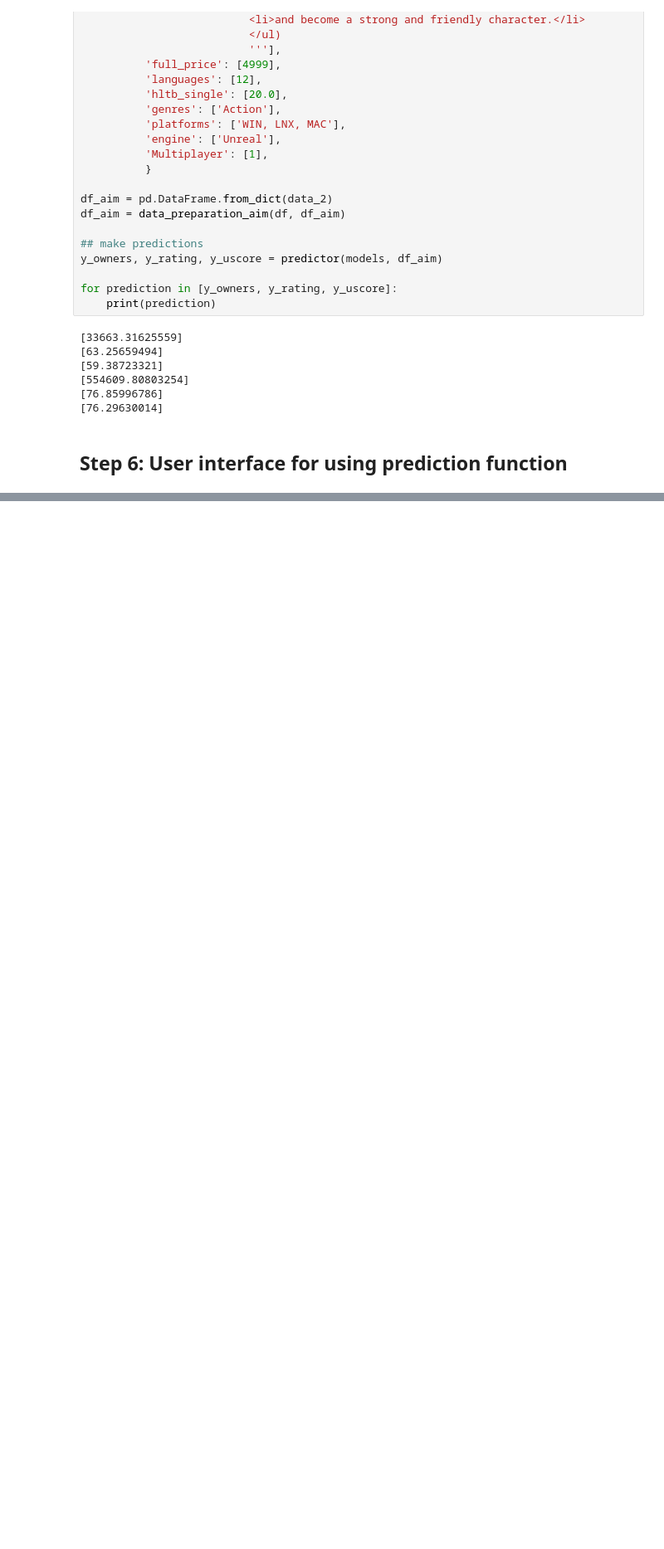
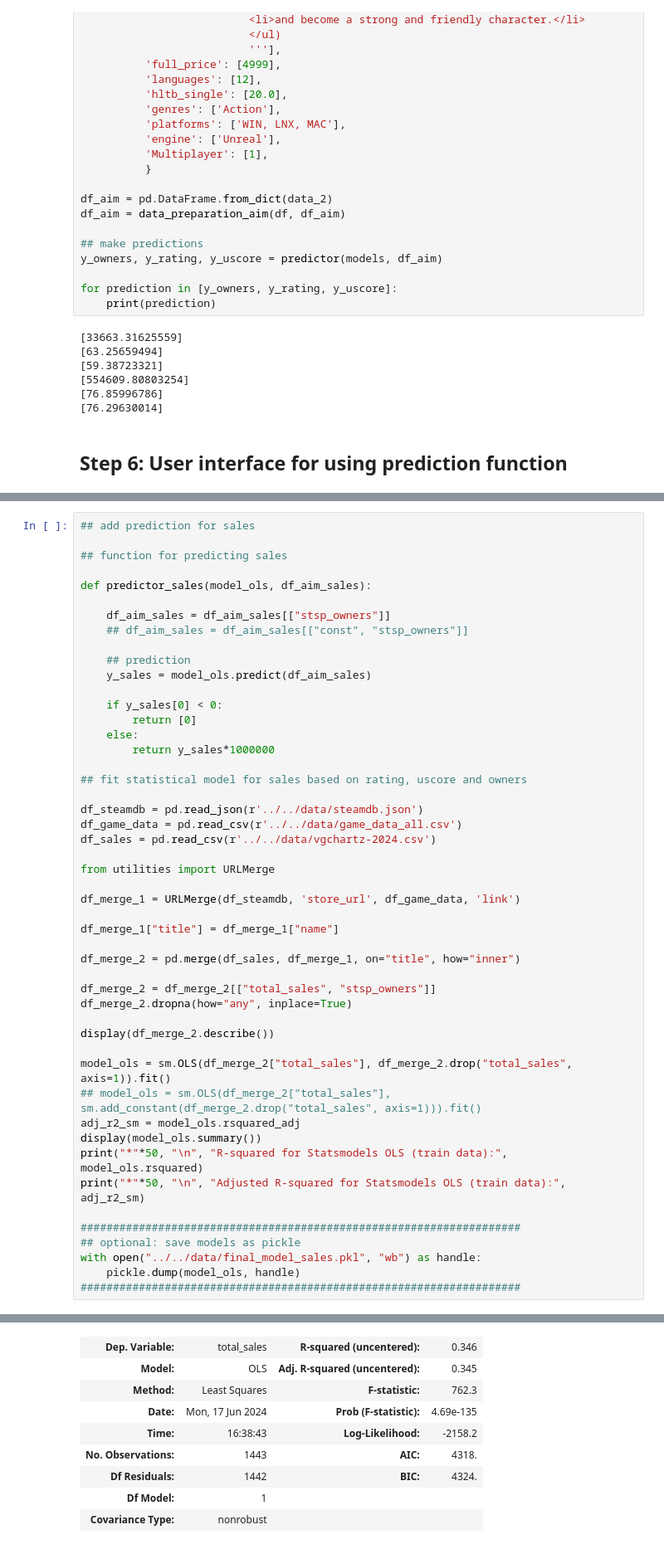
Before and after one commit to tgrauenhorst/Predicting_Video_Game_Success, a Jupyter notebook: notebooks/analyses/analyses_final_pipelines.ipynb, the cells around one changed output, grey strips where cells are left out. Shown at 83% size. Drawn from its saved outputs; the diff is of its cells as text; blank space fills up the shorter version.

Commit message:
added sales prediction and updated dash UI

```diff
--- a/notebooks/analyses/analyses_final_pipelines.ipynb
+++ b/notebooks/analyses/analyses_final_pipelines.ipynb
@@ -1006,3 +1002,53 @@ if __name__ == '__main__':
     app.run_server(debug=True)
 # %% [output]
 [interactive output not drawn]
+# %%
+## add prediction for sales
+
+## function for predicting sales
+
+def predictor_sales(model_ols, df_aim_sales):
+
+    df_aim_sales = df_aim_sales[["stsp_owners"]]
+    ## df_aim_sales = df_aim_sales[["const", "stsp_owners"]]
+
+    ## prediction
+    y_sales = model_ols.predict(df_aim_sales)
+
+    if y_sales[0] < 0:
+        return [0]
+    else:
+        return y_sales*1000000
+
+## fit statistical model for sales based on rating, uscore and owners
+
+df_steamdb = pd.read_json(r'../../data/steamdb.json')
+df_game_data = pd.read_csv(r'../../data/game_data_all.csv')
+df_sales = pd.read_csv(r'../../data/vgchartz-2024.csv')
+
+from utilities import URLMerge
+
+df_merge_1 = URLMerge(df_steamdb, 'store_url', df_game_data, 'link')
+
+df_merge_1["title"] = df_merge_1["name"]
+
+df_merge_2 = pd.merge(df_sales, df_merge_1, on="title", how="inner")
+
+df_merge_2 = df_merge_2[["total_sales", "stsp_owners"]]
+df_merge_2.dropna(how="any", inplace=True)
+
+display(df_merge_2.describe())
+
+model_ols = sm.OLS(df_merge_2["total_sales"], df_merge_2.drop("total_sales", axis=1)).fit()
+## model_ols = sm.OLS(df_merge_2["total_sales"], sm.add_constant(df_merge_2.drop("total_sales", axis=1))).fit()
+adj_r2_sm = model_ols.rsquared_adj
+display(model_ols.summary())
+print("*"*50, "\n", "R-squared for Statsmodels OLS (train data):", model_ols.rsquared)
+print("*"*50, "\n", "Adjusted R-squared for Statsmodels OLS (train data):", adj_r2_sm)
+
+####################################################################
+## optional: save models as pickle
+with open("../../data/final_model_sales.pkl", "wb") as handle:
+    pickle.dump(model_ols, handle)
+####################################################################
+# %% [output]
@@ -1008,0 +1065,9 @@ if __name__ == '__main__':
+| Dep. Variable: | total_sales | R-squared (uncentered): | 0.346 |
+| Model: | OLS | Adj. R-squared (uncentered): | 0.345 |
+| Method: | Least Squares | F-statistic: | 762.3 |
+| Date: | Mon, 17 Jun 2024 | Prob (F-statistic): | 4.69e-135 |
+| Time: | 16:38:43 | Log-Likelihood: | -2158.2 |
+| No. Observations: | 1443 | AIC: | 4318. |
+| Df Residuals: | 1442 | BIC: | 4324. |
+| Df Model: | 1 |  |  |
+| Covariance Type: | nonrobust |  |  |
```
Also changed, not shown: parts of 4 cells of this notebook.
